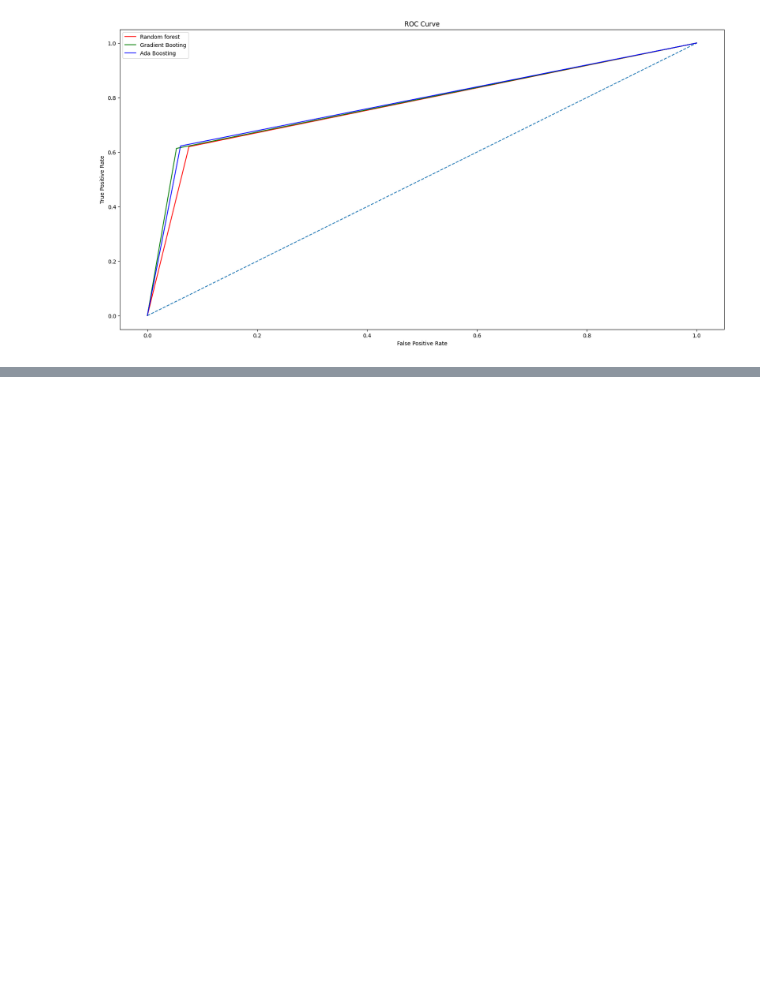
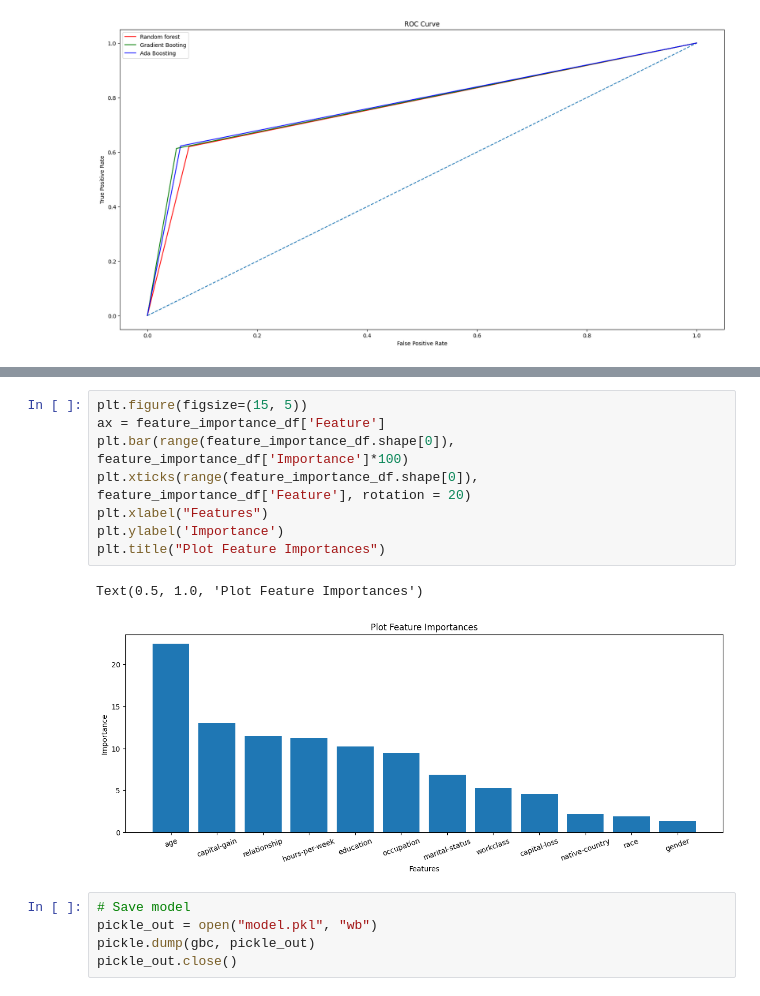
Before and after one commit to GeorgeGithiri5/DS, a Jupyter notebook: ML_deployments/heruku-deployments/model/income_predictions.ipynb, the cells around one changed output, grey strips where cells are left out. Saved outputs shown, nothing was run; the diff lists cells and outputs as text; blank space fills up the shorter version.

Commit message:
Feature: Save Model

```diff
--- a/ML_deployments/heruku-deployments/model/income_predictions.ipynb
+++ b/ML_deployments/heruku-deployments/model/income_predictions.ipynb
@@ -241,0 +254,16 @@ KeyError: 'Importance'
+# %%
+plt.figure(figsize=(15, 5))
+ax = feature_importance_df['Feature']
+plt.bar(range(feature_importance_df.shape[0]), feature_importance_df['Importance']*100)
+plt.xticks(range(feature_importance_df.shape[0]), feature_importance_df['Feature'], rotation = 20)
+plt.xlabel("Features")
+plt.ylabel('Importance')
+plt.title("Plot Feature Importances")
+# %% [output]
+Text(0.5, 1.0, 'Plot Feature Importances')
+[figure, added]
+# %%
+# Save model
+pickle_out = open("model.pkl", "wb")
+pickle.dump(gbc, pickle_out)
+pickle_out.close()
```
Also changed, not shown: parts of 1 cell of this notebook, 1 other file.
